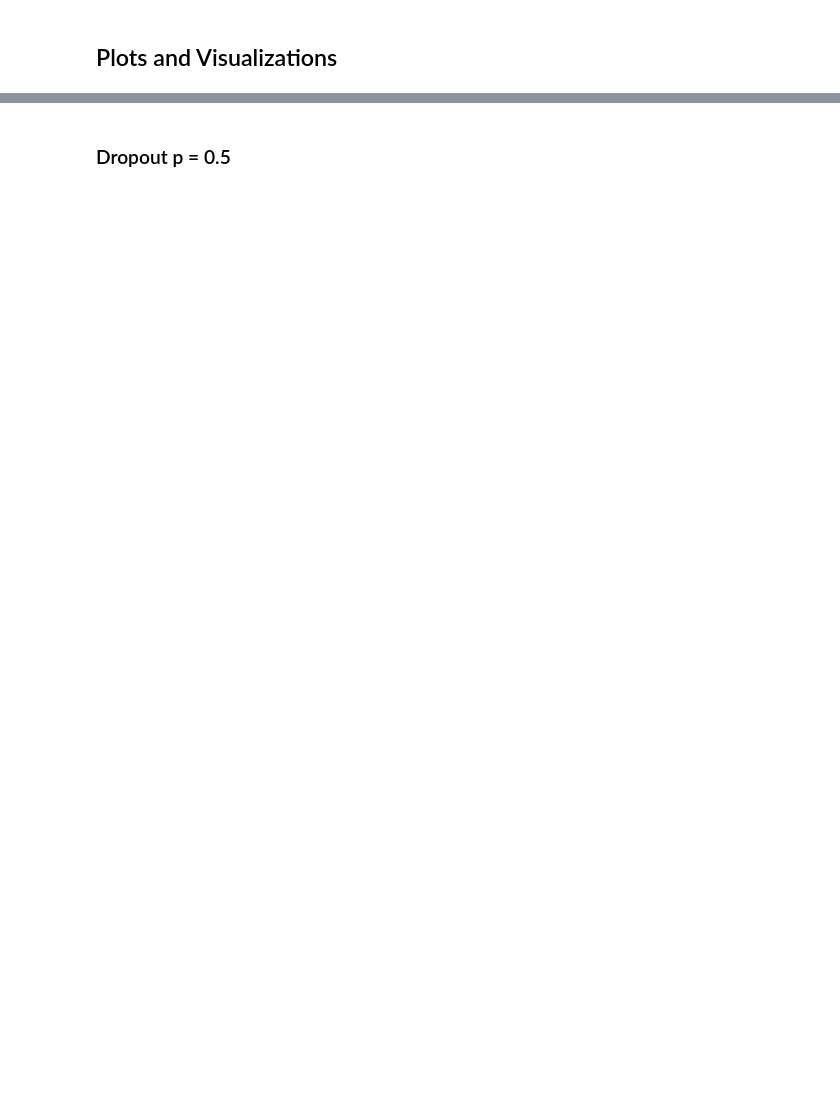
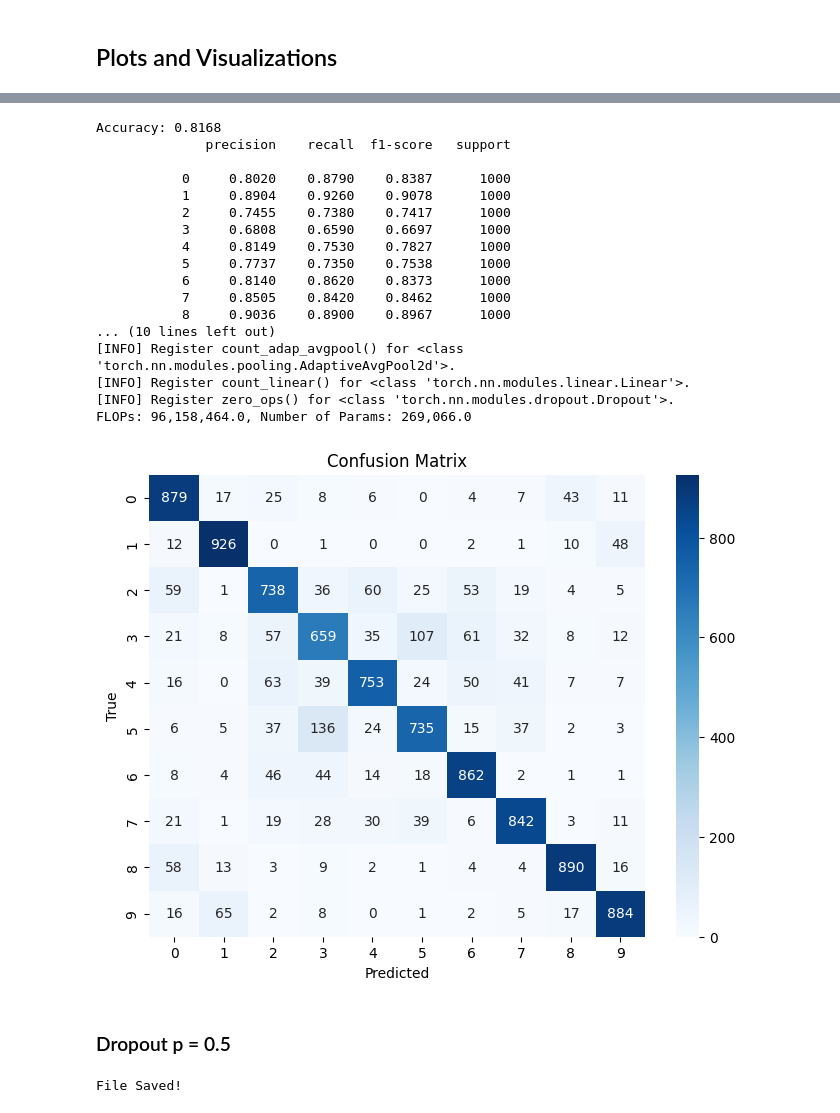
Before and after one commit to fw7th/regularization-ml, a Jupyter notebook: notebooks/02_fc_dropout.ipynb, the cells around one changed output, grey strips where cells are left out. Saved outputs shown, nothing was run; the diff lists cells and outputs as text; code cells hidden in the pictures; blank space fills up the shorter version.

```diff
--- a/notebooks/02_fc_dropout.ipynb
+++ b/notebooks/02_fc_dropout.ipynb
@@ -92,12 +66,12 @@ base_conv_layers = [
     ConvBlock(128, 128)
 ]
 
-base_fc_layers = [
+fc3_layer = [
     FCBlock(128, 64, True, 0.3),
     torch.nn.Linear(64, 10)
 ]
 
-drop_3_model = MiniCNN(base_conv_layers, base_fc_layers)
+drop_3_model = MiniCNN(base_conv_layers, fc3_layer)
 # %% [markdown]
 ## Dataset
 Same setup as baseline (CIFAR-10, normalized, no augmentations).
@@ -192,5 +141,24 @@ genError(visualizations_folder, train_losses, val_losses)
 # %%
-evalModel(fc3model, visualizations_folder, test_loader)
+evalModel(fc3model, visuals_folder3, test_loader)
+# %% [output]
+Accuracy: 0.8168
+              precision    recall  f1-score   support
+
+           0     0.8020    0.8790    0.8387      1000
+           1     0.8904    0.9260    0.9078      1000
+           2     0.7455    0.7380    0.7417      1000
+           3     0.6808    0.6590    0.6697      1000
+           4     0.8149    0.7530    0.7827      1000
+           5     0.7737    0.7350    0.7538      1000
+           6     0.8140    0.8620    0.8373      1000
+           7     0.8505    0.8420    0.8462      1000
+           8     0.9036    0.8900    0.8967      1000
+... (10 lines left out)
+[INFO] Register count_adap_avgpool() for <class 'torch.nn.modules.pooling.AdaptiveAvgPool2d'>.
+[INFO] Register count_linear() for <class 'torch.nn.modules.linear.Linear'>.
+[INFO] Register zero_ops() for <class 'torch.nn.modules.dropout.Dropout'>.
+FLOPs: 96,158,464.0, Number of Params: 269,066.0
+[figure, added]
 # %% [markdown]
 ### Dropout p = 0.5
 # %%
@@ -210,0 +177,5 @@ drop_3_model = MiniCNN(base_conv_layers, base_fc_layers)
+# %%
+history_path5 = f"{DATA_DIR}/logs/fc0.5.json"
+saveHistory(history_drop5, history_path5) # Saves the training metadata to a json file
+# %% [output]
+File Saved!
```
Also changed, not shown: parts of 16 cells of this notebook, 4 other files.
